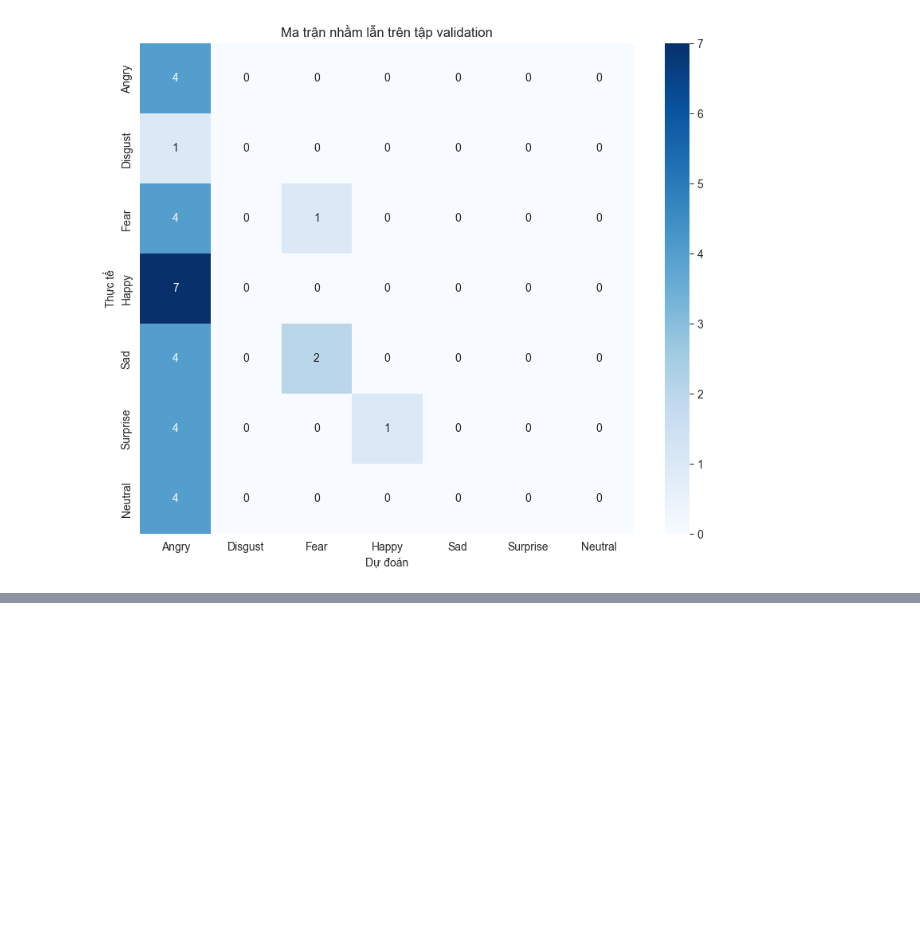
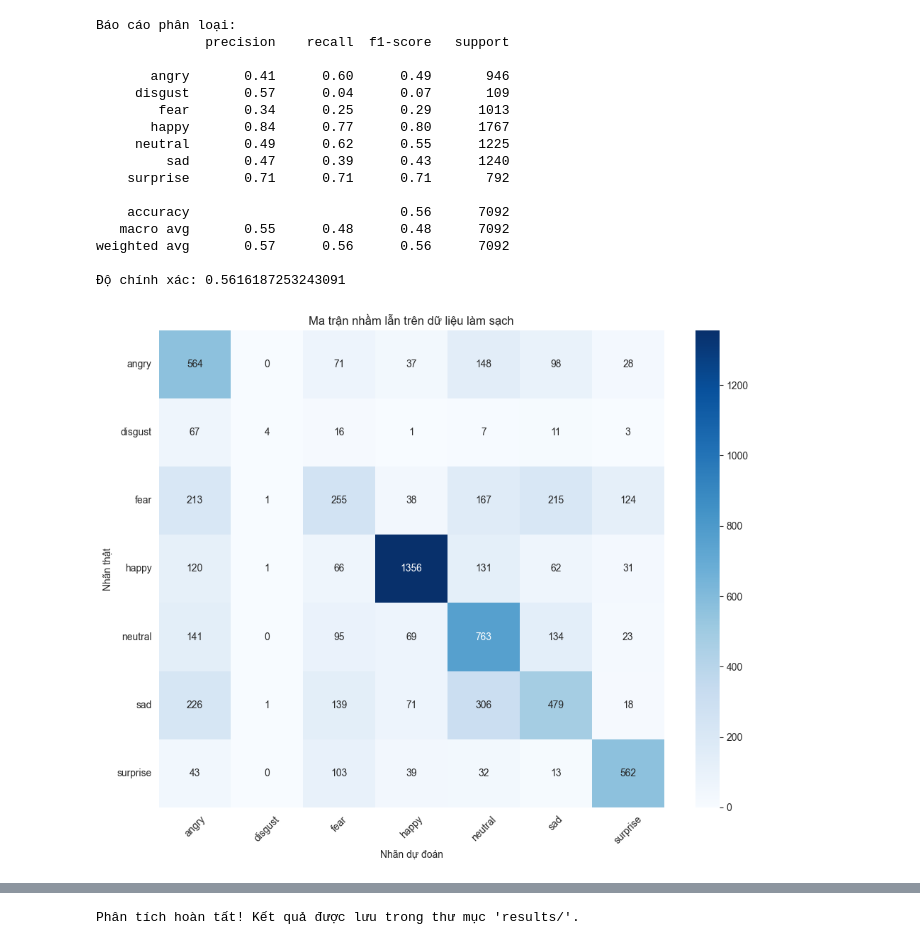
Before and after one commit to Quan1242/emotion_check, a Jupyter notebook: PythonProject2/notebook/explore_data.ipynb, the cells around one changed output, grey strips where cells are left out. Cells and saved outputs as stored; diff of their text form; code cells hidden in the pictures; blank space fills up the shorter version.

Commit message:
Mô tả những thay đổi bạn đã thực hiện

```diff
--- a/PythonProject2/notebook/explore_data.ipynb
+++ b/PythonProject2/notebook/explore_data.ipynb
@@ -103,0 +138,10 @@ true_labels = np.argmax(val_labels, axis=1)
+# %%
+# Tải mô hình
+model = load_model('../models/fer2013_model.h5')
+
+# Dự đoán
+pred_probs = model.predict(X_test)
+pred_labels = np.argmax(pred_probs, axis=1)
+
+print("Nhãn thật :", np.unique(true_labels))
+print("Nhãn dự đoán :", np.unique(pred_labels))
@@ -104,11 +153,50 @@ true_labels = np.argmax(val_labels, axis=1)
 # %%
+# Tạo báo cáo phân loại
+report = classification_report(
+    true_labels,
+    pred_labels,
+    labels=list(range(len(emotions))),
+    target_names=emotions,
+    output_dict=True,
+    zero_division=0
+)
+
+# In báo cáo
+print("Báo cáo phân loại:")
+print(classification_report(true_labels, pred_labels, target_names=emotions, zero_division=0))
+print("Độ chính xác:", report['accuracy'])
+
+# Vẽ ma trận nhầm lẫn
 cm = confusion_matrix(true_labels, pred_labels)
 plt.figure(figsize=(10, 8))
 sns.heatmap(cm, annot=True, fmt='d', xticklabels=emotions, yticklabels=emotions, cmap='Blues')
-plt.title('Ma trận nhầm lẫn trên tập validation')
-plt.xlabel('Dự đoán')
-plt.ylabel('Thực tế')
-plt.savefig(os.path.join(results_dir, 'confusion_matrix.png'))
+plt.title('Ma trận nhầm lẫn trên dữ liệu làm sạch')
+plt.xlabel('Nhãn dự đoán')
+plt.ylabel('Nhãn thật')
+plt.xticks(rotation=45)
+plt.yticks(rotation=0)
+plt.tight_layout()
+plt.savefig(os.path.join(results_dir, 'confusion_matrix_cleaned.png'))
 plt.show()
+
+# Lưu mô hình
+model.save(os.path.join(results_dir, 'explore_model.h5'))
+print("Phân tích hoàn tất! Kết quả được lưu trong thư mục 'results/'.")
 # %% [output]
+Báo cáo phân loại:
+              precision    recall  f1-score   support
+
+       angry       0.41      0.60      0.49       946
+     disgust       0.57      0.04      0.07       109
+        fear       0.34      0.25      0.29      1013
+       happy       0.84      0.77      0.80      1767
+     neutral       0.49      0.62      0.55      1225
+         sad       0.47      0.39      0.43      1240
+    surprise       0.71      0.71      0.71       792
+
+    accuracy                           0.56      7092
+   macro avg       0.55      0.48      0.48      7092
+weighted avg       0.57      0.56      0.56      7092
+
+Độ chính xác: 0.5616187253243091
-[figure, old version]
+[figure, new version]
@@ -114,0 +204 @@ plt.show()
+Phân tích hoàn tất! Kết quả được lưu trong thư mục 'results/'.
```
Also changed, not shown: parts of 17 cells of this notebook, 36 other files.
